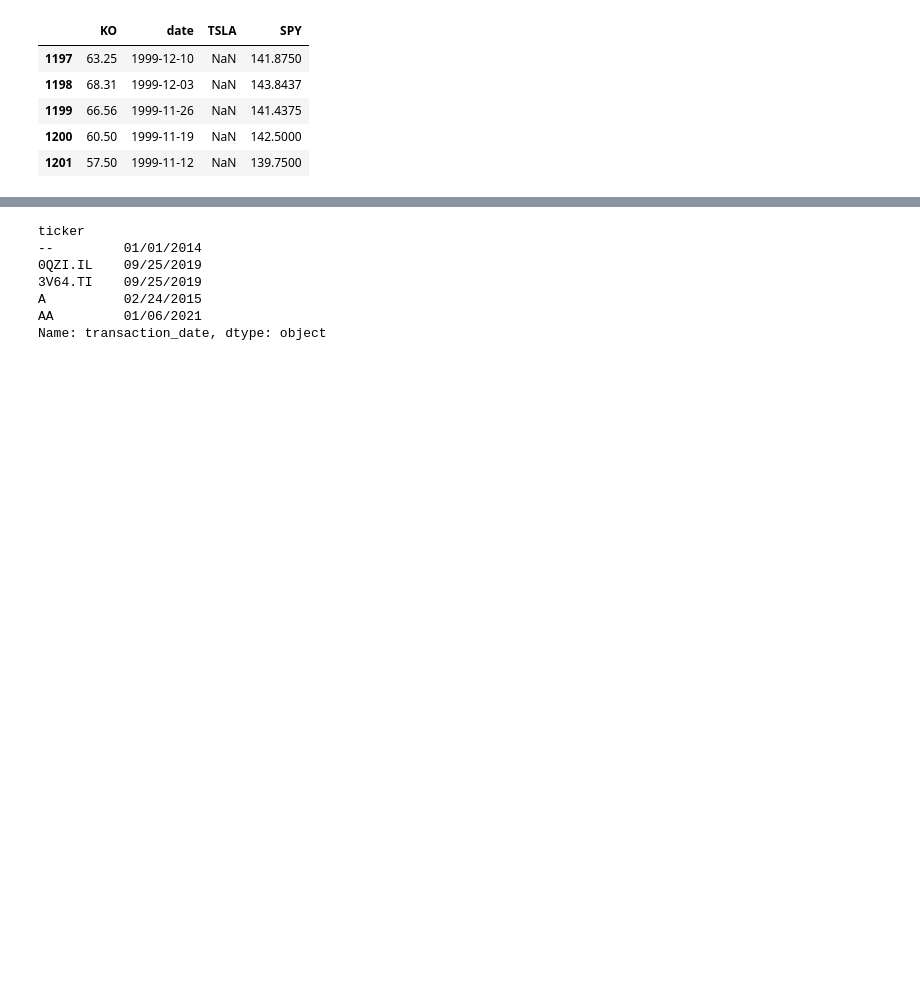
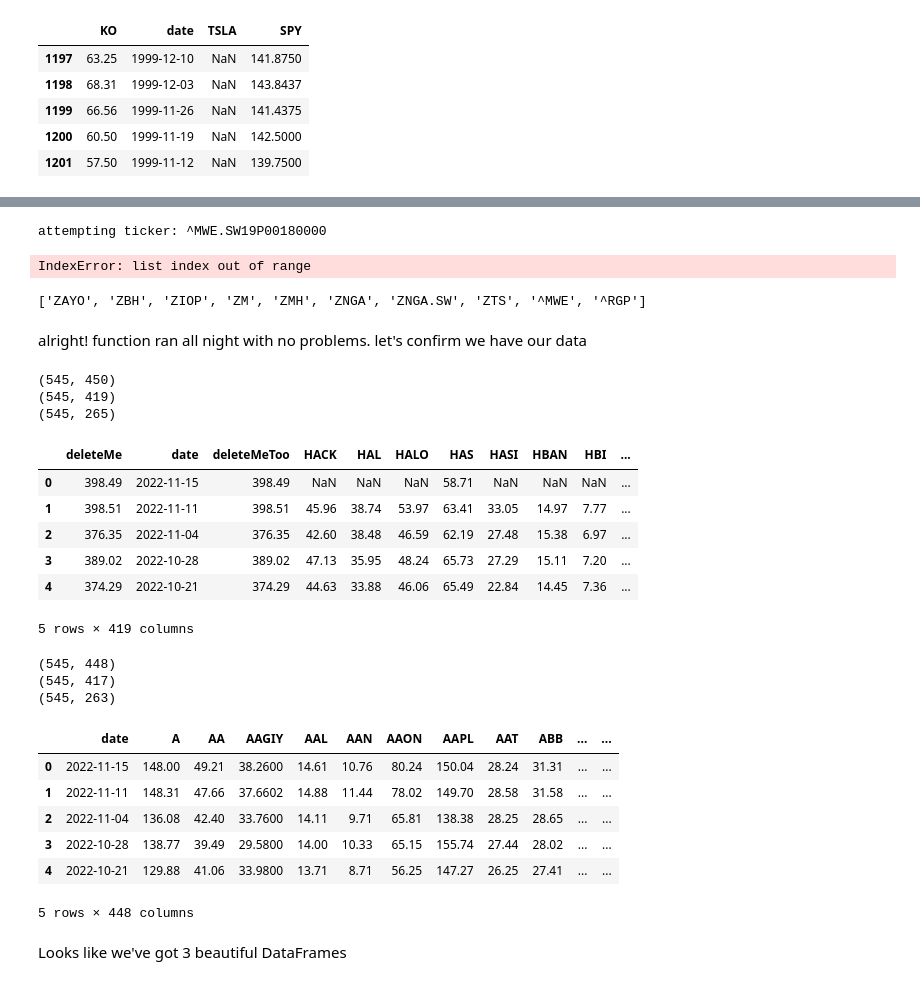
Before and after one commit to MattTheEconomist/Senator-Investments-ETL, a Jupyter notebook: Historical Prices.ipynb, the cells around one changed output, grey strips where cells are left out. Cells and saved outputs as stored; diff of their text form; code cells hidden in the pictures; blank space fills up the shorter version.

Commit message:
posted all historical prices to db , saved files lol

```diff
--- a/Historical Prices.ipynb
+++ b/Historical Prices.ipynb
@@ -82,7 +82,7 @@ def jsonToDataFrame(jsonData, ticker):
 
     # remove oldest values
     historicalPrices['dt'] = pd.to_datetime(historicalPrices.date)
-    historicalPrices[historicalPrices['dt'] > earliestDate]
+    historicalPrices = historicalPrices[historicalPrices['dt'] > earliestDate]
 
 
     #format frame
@@ -92,6 +92,9 @@ def jsonToDataFrame(jsonData, ticker):
 
     return historicalPrices
 
+
+invalidTickerReturnSting = 'ticker invalid'
+maxCallReturnString = 'call limit exceeded'
 
 
 
@@ -106,9 +109,9 @@ def requestToDataFrame(ticker):
 
     jsonValue_initial = list(jsonData.values())[0]
     if invalidTickerMessage in jsonValue_initial:
-        return 'ticker invalid'
+        return  invalidTickerReturnSting
     if callsExceededMessage in jsonValue_initial:
-        return 'call limit exceeded'
+        return maxCallReturnString
 
     return jsonToDataFrame(jsonData, ticker)
 # %%
@@ -129,0 +227,3 @@ data requests appear to be working correclty
+# %%
+fillerFrame = requestToDataFrame('SPY')
+fillerFrame.tail()
@@ -129,0 +237,7 @@ data requests appear to be working correclty
+# %%
+fillerFrame.columns=['deleteMe', 'date']
+
+# ensure each starting dataframe always has more columns than the dataframe is merging with
+fillerFrame['deleteMeToo'] = fillerFrame['deleteMe']
+
+fillerFrame.tail()
@@ -129,0 +251,4 @@ data requests appear to be working correclty
+# %%
+AGFrame = fillerFrame
+HRFrame = fillerFrame
+SZFrame = fillerFrame
@@ -168,0 +381,12 @@ allTickers[:5]
+# %%
+# running the second day
+harvestStockData()
+# %% [output]
+attempting ticker: ^MWE.SW19P00180000
+IndexError: list index out of range
+# %%
+allTickers[-10:]
+# %% [output]
+['ZAYO', 'ZBH', 'ZIOP', 'ZM', 'ZMH', 'ZNGA', 'ZNGA.SW', 'ZTS', '^MWE', '^RGP']
+# %% [markdown]
+alright! function ran all night with no problems. let's confirm we have our data
@@ -169,10 +399,17 @@ allTickers[:5]
+# %%
+for frame in [AGFrame, HRFrame, SZFrame]:
+    print(frame.shape)
+# %% [output]
+(545, 450)
+(545, 419)
+(545, 265)
 # %%
-dateSer.head()
+HRFrame.head()
 # %% [output]
+|  | deleteMe | date | deleteMeToo | HACK | HAL | HALO | HAS | HASI | HBAN | HBI | ... |
+| 0 | 398.49 | 2022-11-15 | 398.49 | NaN | NaN | NaN | 58.71 | NaN | NaN | NaN | ... |
+| 1 | 398.51 | 2022-11-11 | 398.51 | 45.96 | 38.74 | 53.97 | 63.41 | 33.05 | 14.97 | 7.77 | ... |
+| 2 | 376.35 | 2022-11-04 | 376.35 | 42.60 | 38.48 | 46.59 | 62.19 | 27.48 | 15.38 | 6.97 | ... |
+| 3 | 389.02 | 2022-10-28 | 389.02 | 47.13 | 35.95 | 48.24 | 65.73 | 27.29 | 15.11 | 7.20 | ... |
+| 4 | 374.29 | 2022-10-21 | 374.29 | 44.63 | 33.88 | 46.06 | 65.49 | 22.84 | 14.45 | 7.36 | ... |
-ticker
---         01/01/2014
-0QZI.IL    09/25/2019
-3V64.TI    09/25/2019
-A          02/24/2015
-AA         01/06/2021
-Name: transaction_date, dtype: object
+5 rows × 419 columns
@@ -180,0 +416,22 @@ Name: transaction_date, dtype: object
+# %%
+for frame in [AGFrame, HRFrame, SZFrame]:
+    for col in frame:
+        if 'deleteMe' in col:
+            frame.drop([col], axis=1, inplace=True)
+    print(frame.shape)
+# %% [output]
+(545, 448)
+(545, 417)
+(545, 263)
+# %%
+AGFrame.head()
+# %% [output]
+|  | date | A | AA | AAGIY | AAL | AAN | AAON | AAPL | AAT | ABB | ... | ... |
+| 0 | 2022-11-15 | 148.00 | 49.21 | 38.2600 | 14.61 | 10.76 | 80.24 | 150.04 | 28.24 | 31.31 | ... | ... |
+| 1 | 2022-11-11 | 148.31 | 47.66 | 37.6602 | 14.88 | 11.44 | 78.02 | 149.70 | 28.58 | 31.58 | ... | ... |
+| 2 | 2022-11-04 | 136.08 | 42.40 | 33.7600 | 14.11 | 9.71 | 65.81 | 138.38 | 28.25 | 28.65 | ... | ... |
+| 3 | 2022-10-28 | 138.77 | 39.49 | 29.5800 | 14.00 | 10.33 | 65.15 | 155.74 | 27.44 | 28.02 | ... | ... |
+| 4 | 2022-10-21 | 129.88 | 41.06 | 33.9800 | 13.71 | 8.71 | 56.25 | 147.27 | 26.25 | 27.41 | ... | ... |
+5 rows × 448 columns
+# %% [markdown]
+Looks like we've got 3 beautiful DataFrames
```
Also changed, not shown: parts of 30 cells of this notebook.
